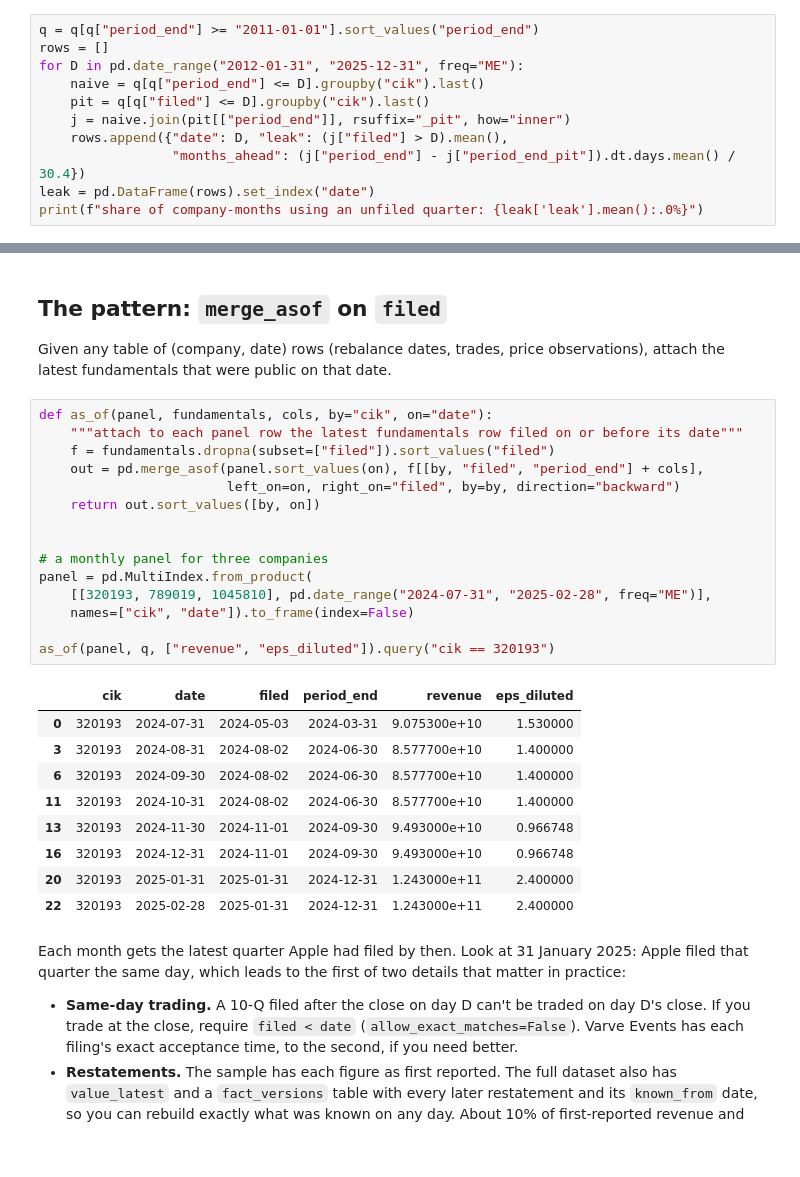
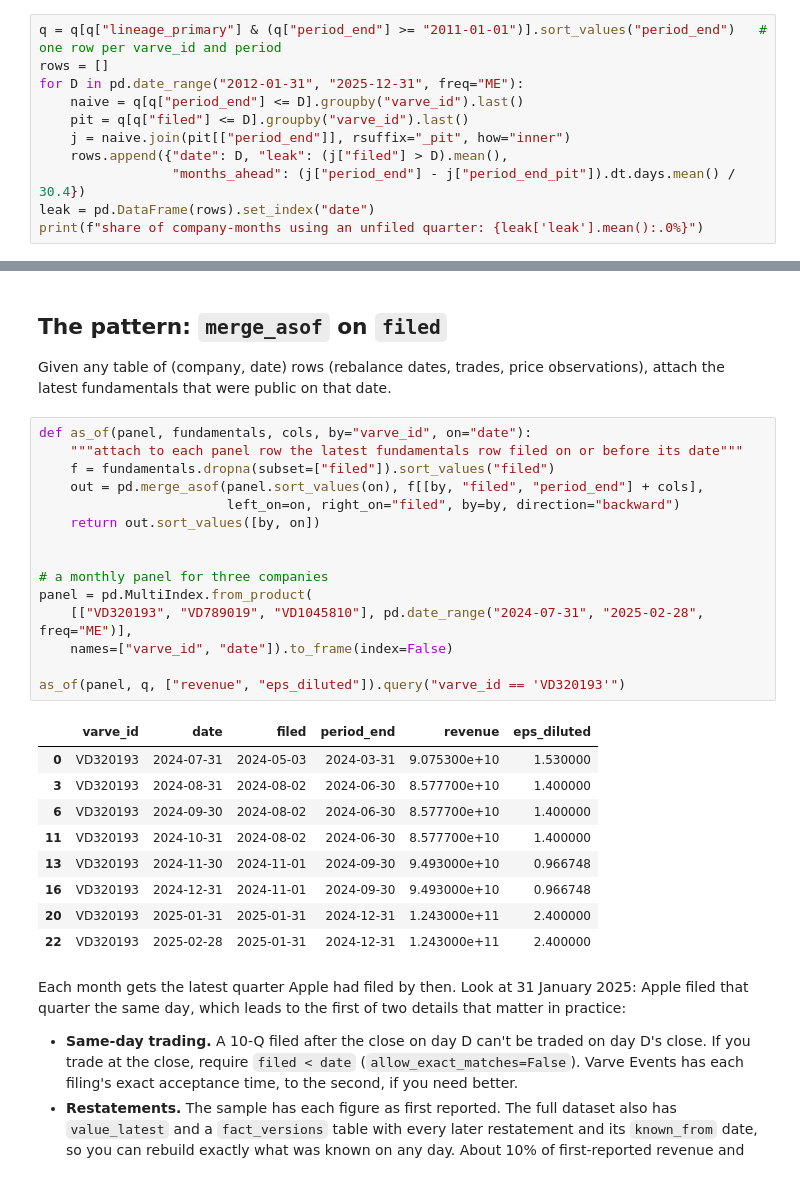
Before and after one commit to varve-data/varve-examples, a Jupyter notebook: notebooks/02_point_in_time.ipynb, the cells around one changed output, grey strips where cells are left out. Drawn from its saved outputs; the diff is of its cells as text.

```diff
--- a/notebooks/02_point_in_time.ipynb
+++ b/notebooks/02_point_in_time.ipynb
@@ -68,11 +68,11 @@ fiscal year ends in September, the September quarter is Q4.)
 At every month-end from 2012 to 2025, take each company's latest quarter both ways and
 count how often the shortcut picks a quarter that hadn't been filed yet.
 # %%
-q = q[q["period_end"] >= "2011-01-01"].sort_values("period_end")
+q = q[q["lineage_primary"] & (q["period_end"] >= "2011-01-01")].sort_values("period_end")   # one row per varve_id and period
 rows = []
 for D in pd.date_range("2012-01-31", "2025-12-31", freq="ME"):
-    naive = q[q["period_end"] <= D].groupby("cik").last()
-    pit = q[q["filed"] <= D].groupby("cik").last()
+    naive = q[q["period_end"] <= D].groupby("varve_id").last()
+    pit = q[q["filed"] <= D].groupby("varve_id").last()
     j = naive.join(pit[["period_end"]], rsuffix="_pit", how="inner")
     rows.append({"date": D, "leak": (j["filed"] > D).mean(),
                  "months_ahead": (j["period_end"] - j["period_end_pit"]).dt.days.mean() / 30.4})
@@ -107,30 +107,30 @@ to factor rankings.
 Given any table of (company, date) rows (rebalance dates, trades, price observations),
 attach the latest fundamentals that were public on that date.
 # %%
-def as_of(panel, fundamentals, cols, by="cik", on="date"):
+def as_of(panel, fundamentals, cols, by="varve_id", on="date"):
     """attach to each panel row the latest fundamentals row filed on or before its date"""
     f = fundamentals.dropna(subset=["filed"]).sort_values("filed")
     out = pd.merge_asof(panel.sort_values(on), f[[by, "filed", "period_end"] + cols],
                         left_on=on, right_on="filed", by=by, direction="backward")
     return out.sort_values([by, on])
 
 
 # a monthly panel for three companies
 panel = pd.MultiIndex.from_product(
-    [[320193, 789019, 1045810], pd.date_range("2024-07-31", "2025-02-28", freq="ME")],
-    names=["cik", "date"]).to_frame(index=False)
+    [["VD320193", "VD789019", "VD1045810"], pd.date_range("2024-07-31", "2025-02-28", freq="ME")],
+    names=["varve_id", "date"]).to_frame(index=False)
 
-as_of(panel, q, ["revenue", "eps_diluted"]).query("cik == 320193")
+as_of(panel, q, ["revenue", "eps_diluted"]).query("varve_id == 'VD320193'")
 # %% [output]
-|  | cik | date | filed | period_end | revenue | eps_diluted |
-| 0 | 320193 | 2024-07-31 | 2024-05-03 | 2024-03-31 | 9.075300e+10 | 1.530000 |
-| 3 | 320193 | 2024-08-31 | 2024-08-02 | 2024-06-30 | 8.577700e+10 | 1.400000 |
-| 6 | 320193 | 2024-09-30 | 2024-08-02 | 2024-06-30 | 8.577700e+10 | 1.400000 |
-| 11 | 320193 | 2024-10-31 | 2024-08-02 | 2024-06-30 | 8.577700e+10 | 1.400000 |
-| 13 | 320193 | 2024-11-30 | 2024-11-01 | 2024-09-30 | 9.493000e+10 | 0.966748 |
-| 16 | 320193 | 2024-12-31 | 2024-11-01 | 2024-09-30 | 9.493000e+10 | 0.966748 |
-| 20 | 320193 | 2025-01-31 | 2025-01-31 | 2024-12-31 | 1.243000e+11 | 2.400000 |
-| 22 | 320193 | 2025-02-28 | 2025-01-31 | 2024-12-31 | 1.243000e+11 | 2.400000 |
+|  | varve_id | date | filed | period_end | revenue | eps_diluted |
+| 0 | VD320193 | 2024-07-31 | 2024-05-03 | 2024-03-31 | 9.075300e+10 | 1.530000 |
+| 3 | VD320193 | 2024-08-31 | 2024-08-02 | 2024-06-30 | 8.577700e+10 | 1.400000 |
+| 6 | VD320193 | 2024-09-30 | 2024-08-02 | 2024-06-30 | 8.577700e+10 | 1.400000 |
+| 11 | VD320193 | 2024-10-31 | 2024-08-02 | 2024-06-30 | 8.577700e+10 | 1.400000 |
+| 13 | VD320193 | 2024-11-30 | 2024-11-01 | 2024-09-30 | 9.493000e+10 | 0.966748 |
+| 16 | VD320193 | 2024-12-31 | 2024-11-01 | 2024-09-30 | 9.493000e+10 | 0.966748 |
+| 20 | VD320193 | 2025-01-31 | 2025-01-31 | 2024-12-31 | 1.243000e+11 | 2.400000 |
+| 22 | VD320193 | 2025-02-28 | 2025-01-31 | 2024-12-31 | 1.243000e+11 | 2.400000 |
 # %% [markdown]
 Each month gets the latest quarter Apple had filed by then. Look at 31 January 2025:
 Apple filed that quarter the same day, which leads to the first of two details that
```
Also changed, not shown: parts of 3 cells of this notebook, 2 other files.
